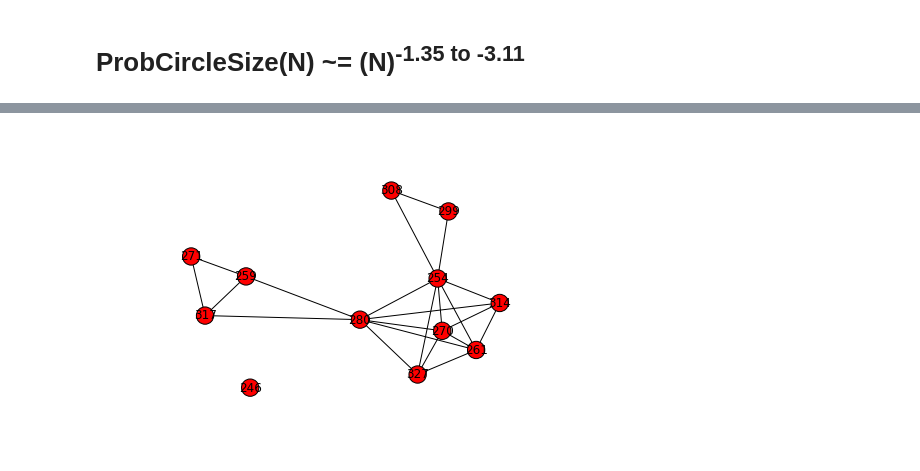
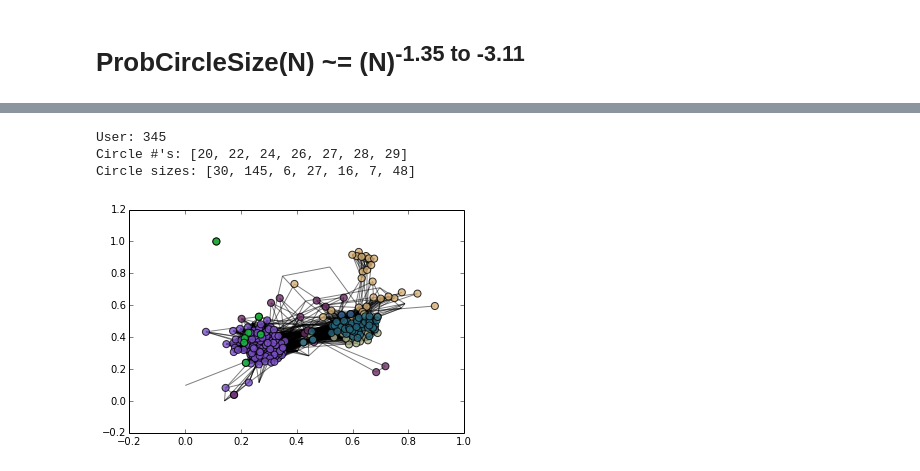
Before and after one commit to bmkessler/Kaggle_Social_Circles, a Jupyter notebook: BK_scratch.ipynb, the cells around one changed output, grey strips where cells are left out. Cells and saved outputs as stored; diff of their text form; code cells hidden in the pictures.

```diff
--- a/BK_scratch.ipynb
+++ b/BK_scratch.ipynb
@@ -460,4 +453,28 @@ drawGraph(G.subgraph(ref_circle['18']))
-# %%
-drawGraph(G.subgraph(ref_circle['19']))
-# %% [output]
-[figure, removed]
+# %%
+ref_user=345
+ref_circle = alltraining[ref_user]
+ref_circle_nums = [c for c in ref_circle]
+
+print 'User:',ref_user
+print 'Circle #\'s:', ref_circle_nums
+print 'Circle sizes:', [len(ref_circle[c]) for c in ref_circle]
+G = read_nodeadjlist('./egonets/'+str(ref_user)+'.egonet')
+pos=nx.spring_layout(G) # positions for all nodes
+
+ncolormap = {}
+for c in ref_circle:
+    ncolormap[c] = (random.random(),random.random(),random.random())
+    # nodes
+    nx.draw_networkx_nodes(G,pos,
+                       nodelist=ref_circle[c],
+                       node_color=ncolormap[c],
+                       node_size=50,
+                   alpha=0.8)
+#edges
+nx.draw_networkx_edges(G,pos,width=1.0,alpha=0.5)
+show()
+# %% [output]
+User: 345
+Circle #'s: [20, 22, 24, 26, 27, 28, 29]
+Circle sizes: [30, 145, 6, 27, 16, 7, 48]
+[figure, added]
```
Also changed, not shown: parts of 22 cells of this notebook.
